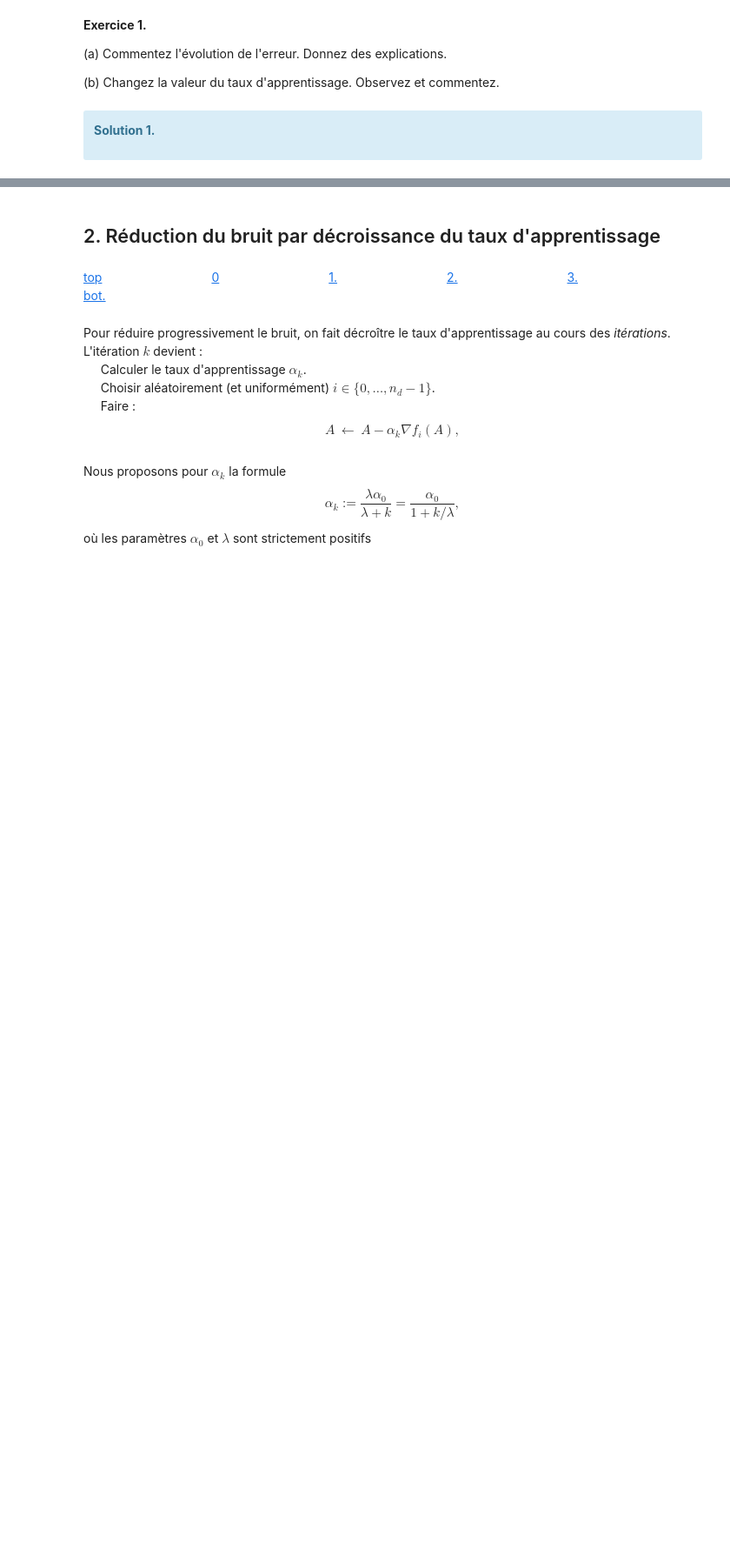
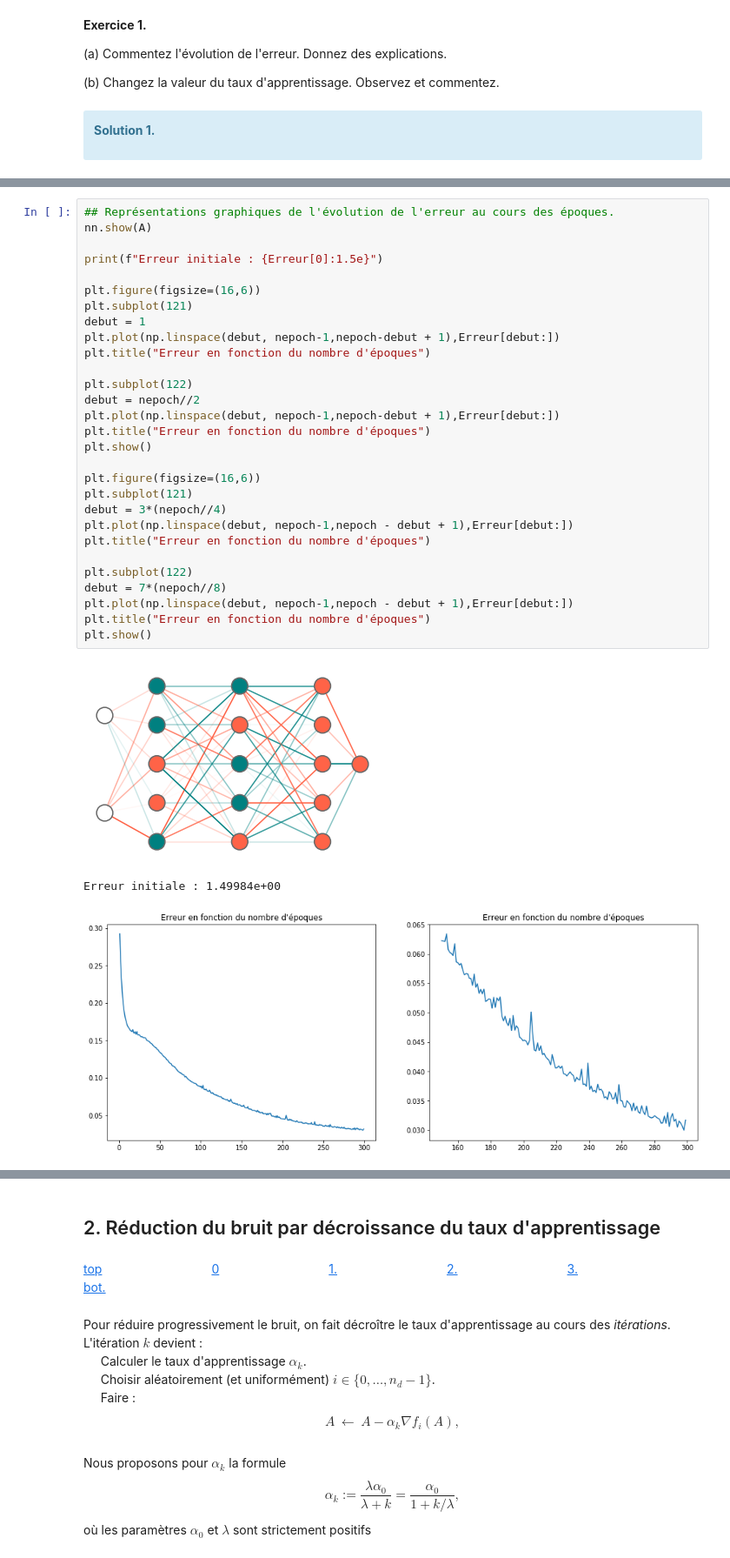
Before and after one commit to VictorNiaussat/optimization, a Jupyter notebook: TP3_Méthode du Gradient Stochastique.ipynb, the cells around one changed output, grey strips where cells are left out. Shown at 87% size. Cells and saved outputs as stored; diff of their text form; blank space fills up the shorter version.

```diff
--- a/TP3_Méthode du Gradient Stochastique.ipynb
+++ b/TP3_Méthode du Gradient Stochastique.ipynb
@@ -225,0 +292,33 @@ __Solution 1.__
+# %%
+## Représentations graphiques de l'évolution de l'erreur au cours des époques.
+nn.show(A)
+
+print(f"Erreur initiale : {Erreur[0]:1.5e}")
+
+plt.figure(figsize=(16,6))
+plt.subplot(121)
+debut = 1
+plt.plot(np.linspace(debut, nepoch-1,nepoch-debut + 1),Erreur[debut:])
+plt.title("Erreur en fonction du nombre d'époques")
+
+plt.subplot(122)
+debut = nepoch//2
+plt.plot(np.linspace(debut, nepoch-1,nepoch-debut + 1),Erreur[debut:])
+plt.title("Erreur en fonction du nombre d'époques")
+plt.show()
+
+plt.figure(figsize=(16,6))
+plt.subplot(121)
+debut = 3*(nepoch//4)
+plt.plot(np.linspace(debut, nepoch-1,nepoch - debut + 1),Erreur[debut:])
+plt.title("Erreur en fonction du nombre d'époques")
+
+plt.subplot(122)
+debut = 7*(nepoch//8)
+plt.plot(np.linspace(debut, nepoch-1,nepoch - debut + 1),Erreur[debut:])
+plt.title("Erreur en fonction du nombre d'époques")
+plt.show()
+# %% [output]
+[figure, added]
+Erreur initiale : 1.49984e+00
+[figure, added]
```
Also changed, not shown: parts of 8 cells of this notebook, 1 other file.
